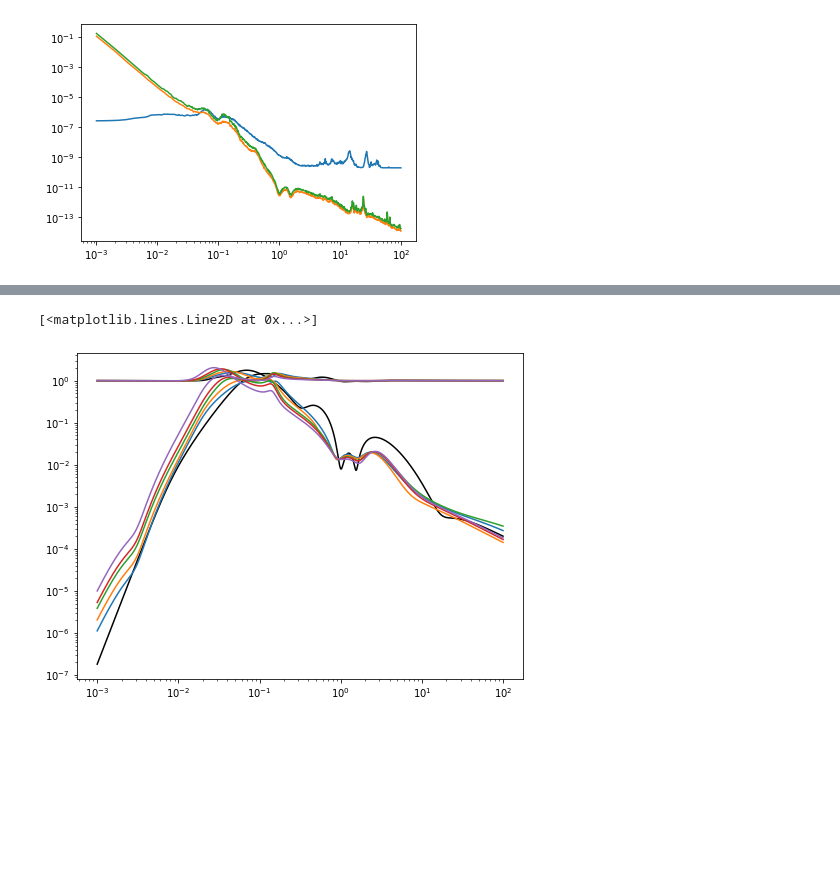
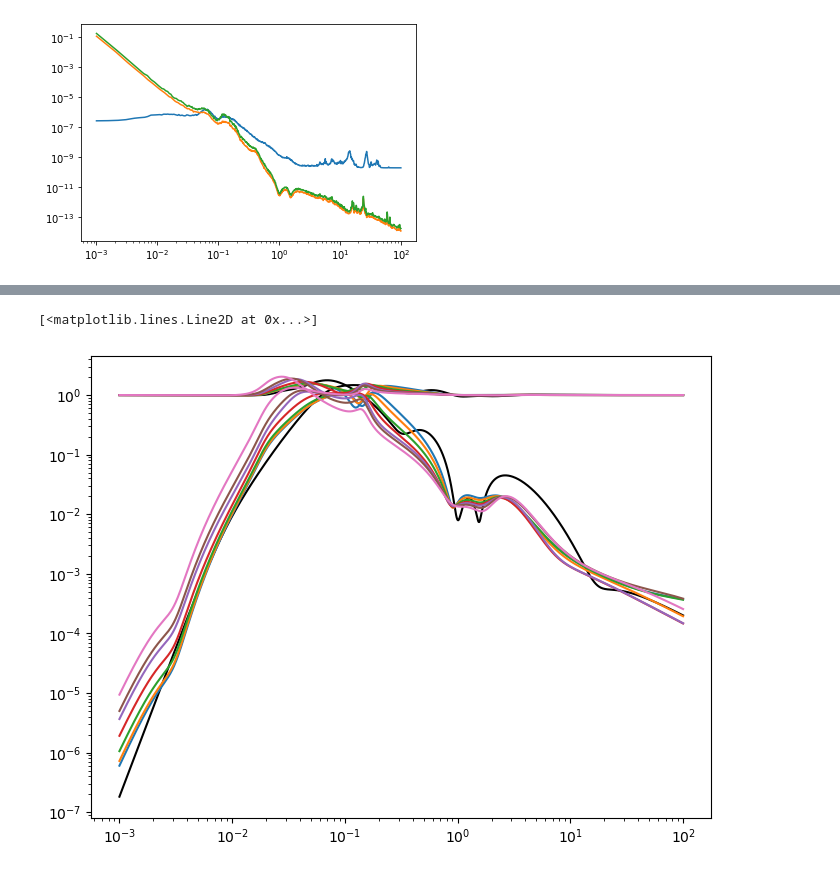
Before and after one commit to terrencetec/seibot, a Jupyter notebook: filter_design/ham4_blend_redo.ipynb, the cells around one changed output, grey strips where cells are left out. Cells and saved outputs as stored; diff of their text form; code cells hidden in the pictures; blank space fills up the shorter version.

Commit message:
Added 2 complementary filters

```diff
--- a/filter_design/ham4_blend_redo.ipynb
+++ b/filter_design/ham4_blend_redo.ipynb
@@ -91,6 +91,8 @@ residual_70 = percentile_spectrum(residuals, 0.70)
 residual_80 = percentile_spectrum(residuals, 0.8)
 residual_90 = percentile_spectrum(residuals, 0.9)
 
+seismic_10 = percentile_spectrum(seismics, 0.1)
+seismic_25 = percentile_spectrum(seismics, 0.25)
 seismic_50 = percentile_spectrum(seismics, 0.5)
 seismic_75 = percentile_spectrum(seismics, 0.75)
 seismic_90 = percentile_spectrum(seismics, 0.90)
@@ -112,6 +114,8 @@ residual_70r = 10**np.interp(np.log10(f_), np.log10(f), np.log10(residual_70))
 residual_80r = 10**np.interp(np.log10(f_), np.log10(f), np.log10(residual_80))
 residual_90r = 10**np.interp(np.log10(f_), np.log10(f), np.log10(residual_90))
 
+seismic_10r = 10**np.interp(np.log10(f_), np.log10(f), np.log10(seismic_10))
+seismic_25r = 10**np.interp(np.log10(f_), np.log10(f), np.log10(seismic_25))
 seismic_50r = 10**np.interp(np.log10(f_), np.log10(f), np.log10(seismic_50))
 seismic_75r = 10**np.interp(np.log10(f_), np.log10(f), np.log10(seismic_75))
 seismic_90r = 10**np.interp(np.log10(f_), np.log10(f), np.log10(seismic_90))
@@ -345,3 +388,12 @@ weight = (s+(2*np.pi*10))/(s+(2*np.pi*1)) / 10
+# %%
+comp_25 = kontrol.ComplementaryFilter()
+comp_25.noise2 = n_rel_25_fit
+comp_25.noise1 = residual_90_fit * weight
+comp_25.weight2 = 1/residual_90_fit / weight
+comp_25.weight1 = 1/n_rel_25_fit
+
+comp_25.h2synthesis()
+h2_25, h1_25 = comp_25.hinfsynthesis()
 # %%
 comp_50 = kontrol.ComplementaryFilter()
 comp_50.noise2 = n_rel_50_fit
@@ -389,6 +441,12 @@ comp_99.h2synthesis()
 h2_99, h1_99 = comp_99.hinfsynthesis()
 # %%
 prefilt = (s/(s+2*np.pi*0.003))**4
+
+h2_10p = prefilt * h2_10
+h1_10p = 1-h2_10p
+
+h2_25p = prefilt * h2_25
+h1_25p = 1-h2_25p
 
 h2_50p = prefilt * h2_50
 h1_50p = 1-h2_50p
@@ -416,31 +474,37 @@ ligo_h2 /= (s**2 + wn/q*s + wn**2) / s**3
 # %%
 plt.figure(figsize=(8, 6))
 # plt.loglog(f_, abs(cml_bb_sc(1j*2*np.pi*f_)), "k")
 # plt.loglog(f_, abs((1-cml_bb_sc)(1j*2*np.pi*f_)), "k")
 
 plt.loglog(f_, abs(ligo_h1(1j*2*np.pi*f_)), "k")
 plt.loglog(f_, abs(ligo_h2(1j*2*np.pi*f_)), "k")
 
-plt.loglog(f_, abs(h1_50p(1j*2*np.pi*f_)), "C0")
-plt.loglog(f_, abs(h2_50p(1j*2*np.pi*f_)), "C0")
+plt.loglog(f_, abs(h1_10p(1j*2*np.pi*f_)), "C0")
+plt.loglog(f_, abs(h2_10p(1j*2*np.pi*f_)), "C0")
 
-plt.loglog(f_, abs(h1_75p(1j*2*np.pi*f_)), "C1")
-plt.loglog(f_, abs(h2_75p(1j*2*np.pi*f_)), "C1")
+plt.loglog(f_, abs(h1_25p(1j*2*np.pi*f_)), "C1")
+plt.loglog(f_, abs(h2_25p(1j*2*np.pi*f_)), "C1")
 
-plt.loglog(f_, abs(h1_90p(1j*2*np.pi*f_)), "C2")
-plt.loglog(f_, abs(h2_90p(1j*2*np.pi*f_)), "C2")
+plt.loglog(f_, abs(h1_50p(1j*2*np.pi*f_)), "C2")
+plt.loglog(f_, abs(h2_50p(1j*2*np.pi*f_)), "C2")
 
-plt.loglog(f_, abs(h1_95p(1j*2*np.pi*f_)), "C3")
-plt.loglog(f_, abs(h2_95p(1j*2*np.pi*f_)), "C3")
+plt.loglog(f_, abs(h1_75p(1j*2*np.pi*f_)), "C3")
+plt.loglog(f_, abs(h2_75p(1j*2*np.pi*f_)), "C3")
 
-plt.loglog(f_, abs(h1_99p(1j*2*np.pi*f_)), "C4")
-plt.loglog(f_, abs(h2_99p(1j*2*np.pi*f_)), "C4")
+plt.loglog(f_, abs(h1_90p(1j*2*np.pi*f_)), "C4")
+plt.loglog(f_, abs(h2_90p(1j*2*np.pi*f_)), "C4")
+
+plt.loglog(f_, abs(h1_95p(1j*2*np.pi*f_)), "C5")
+plt.loglog(f_, abs(h2_95p(1j*2*np.pi*f_)), "C5")
+
+plt.loglog(f_, abs(h1_99p(1j*2*np.pi*f_)), "C6")
+plt.loglog(f_, abs(h2_99p(1j*2*np.pi*f_)), "C6")
 
 # plt.ylim(1e-1,1)
 # plt.xlim(0.1, 1)
 # %% [output]
 [<matplotlib.lines.Line2D at 0x...>]
-[figure, old version]
+[figure, new version]
 # %%
 # Do seismic noise 50, 90, 95, 99
 # %%
```
Also changed, not shown: parts of 9 cells of this notebook, 8 other files.
